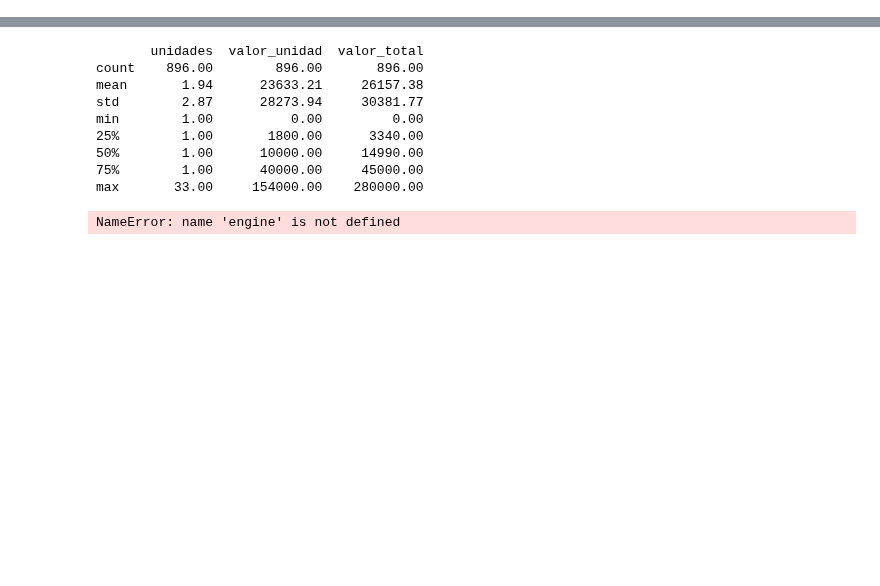
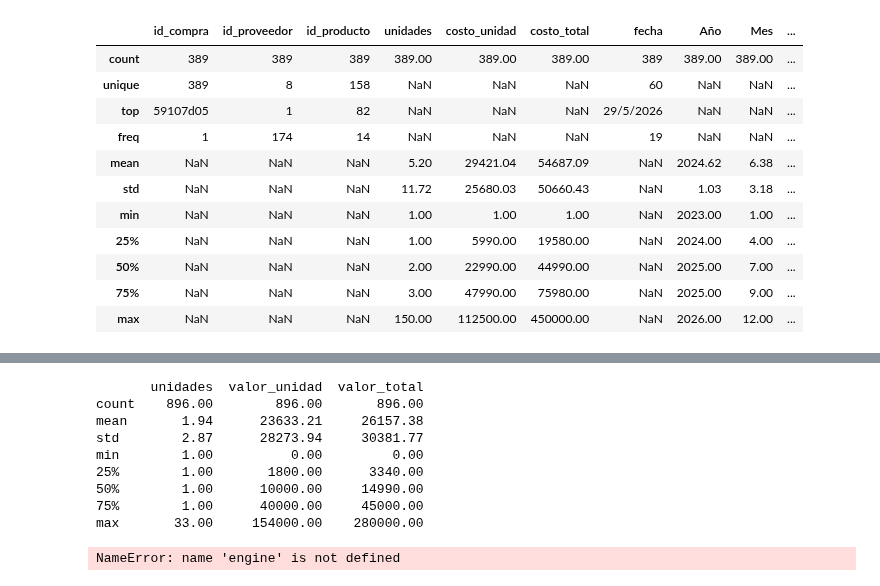
Before and after one commit to marcospnur/Bravos_Nutrition, a Jupyter notebook: Analisis de datos.ipynb, the cells around one changed output, grey strips where cells are left out. Drawn from its saved outputs; the diff is of its cells as text; code cells hidden in the pictures; blank space fills up the shorter version.

```diff
--- a/Analisis de datos.ipynb
+++ b/Analisis de datos.ipynb
@@ -153,0 +185,15 @@ print("Tablas exportadas a MySQL.")
+# %%
+df_raw_compras.describe(include="all").round(2)
+# %% [output]
+|  | id_compra | id_proveedor | id_producto | unidades | costo_unidad | costo_total | fecha | Año | Mes | ... |
+| count | 389 | 389 | 389 | 389.00 | 389.00 | 389.00 | 389 | 389.00 | 389.00 | ... |
+| unique | 389 | 8 | 158 | NaN | NaN | NaN | 60 | NaN | NaN | ... |
+| top | 59107d05 | 1 | 82 | NaN | NaN | NaN | 29/5/2026 | NaN | NaN | ... |
+| freq | 1 | 174 | 14 | NaN | NaN | NaN | 19 | NaN | NaN | ... |
+| mean | NaN | NaN | NaN | 5.20 | 29421.04 | 54687.09 | NaN | 2024.62 | 6.38 | ... |
+| std | NaN | NaN | NaN | 11.72 | 25680.03 | 50660.43 | NaN | 1.03 | 3.18 | ... |
+| min | NaN | NaN | NaN | 1.00 | 1.00 | 1.00 | NaN | 2023.00 | 1.00 | ... |
+| 25% | NaN | NaN | NaN | 1.00 | 5990.00 | 19580.00 | NaN | 2024.00 | 4.00 | ... |
+| 50% | NaN | NaN | NaN | 2.00 | 22990.00 | 44990.00 | NaN | 2025.00 | 7.00 | ... |
+| 75% | NaN | NaN | NaN | 3.00 | 47990.00 | 75980.00 | NaN | 2025.00 | 9.00 | ... |
+| max | NaN | NaN | NaN | 150.00 | 112500.00 | 450000.00 | NaN | 2026.00 | 12.00 | ... |
```
Also changed, not shown: parts of 9 cells of this notebook.
